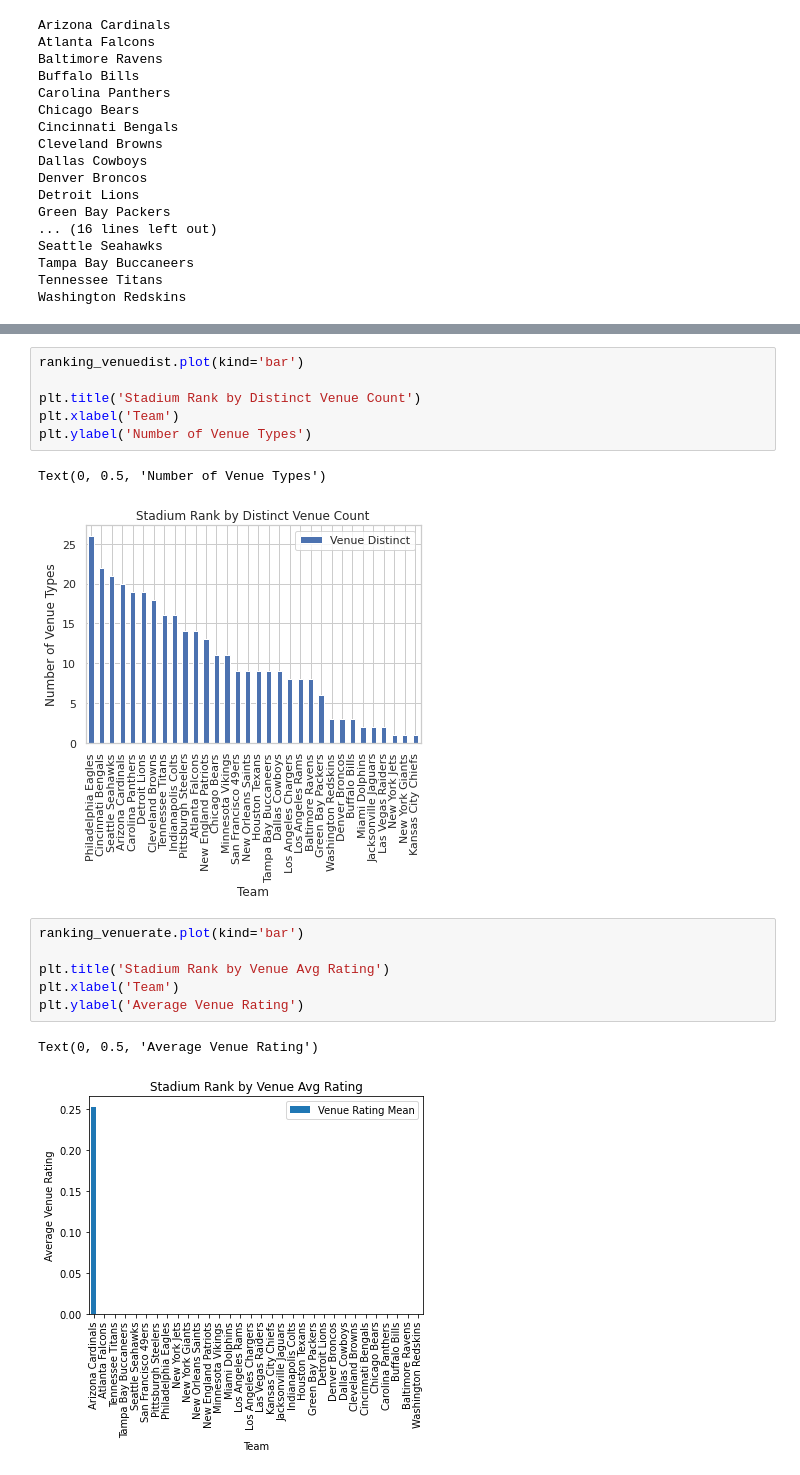
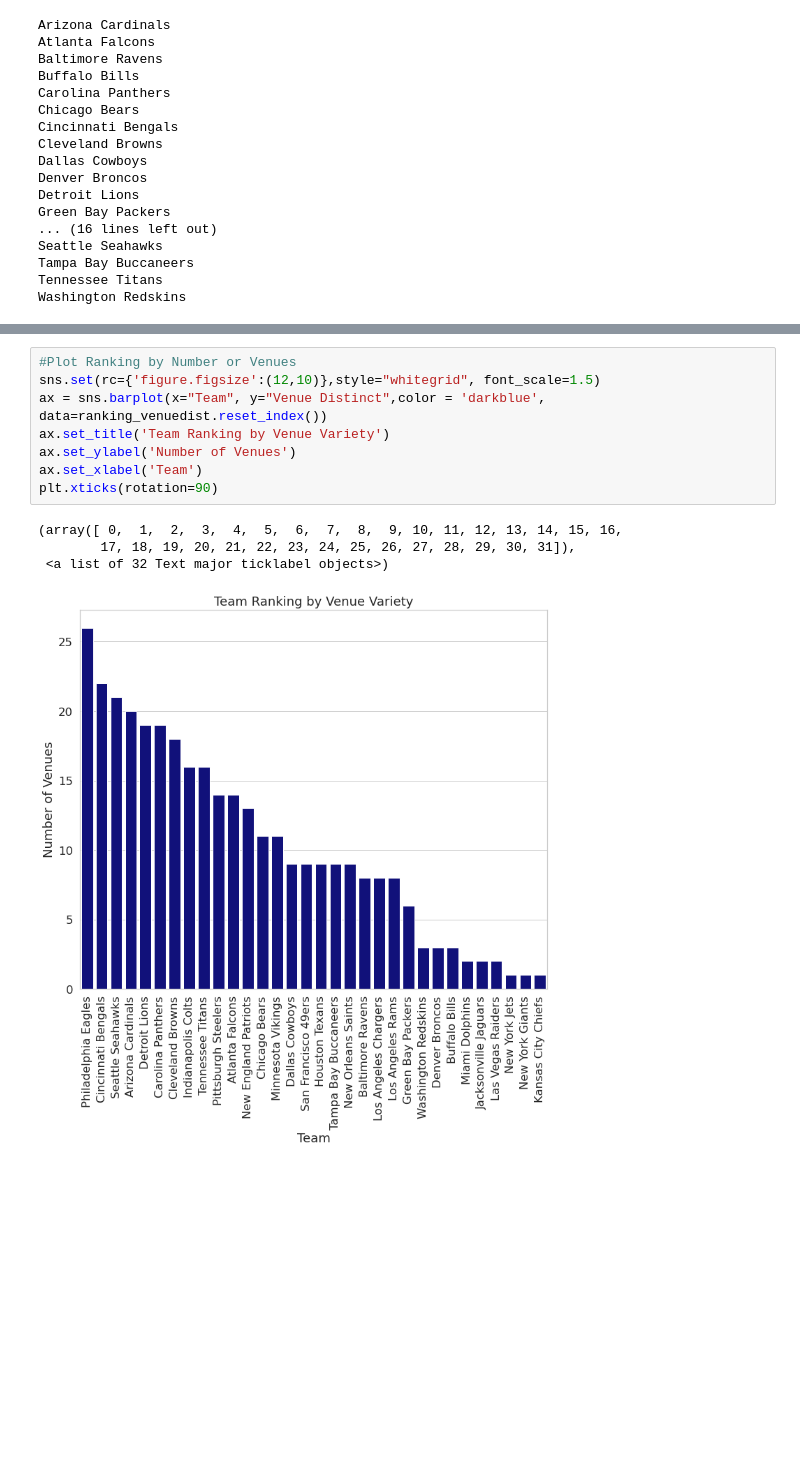
Before and after one commit to ptdanner/CourseraCapstone, a Jupyter notebook: Capstone Final Project.ipynb, the cells around one changed output, grey strips where cells are left out. Cells and saved outputs as stored; diff of their text form; blank space fills up the shorter version.

```diff
--- a/Capstone Final Project.ipynb
+++ b/Capstone Final Project.ipynb
@@ -922,18 +955,13 @@ plt.xticks(rotation=90)
-# %%
-ranking_venuedist.plot(kind='bar')
-
-plt.title('Stadium Rank by Distinct Venue Count')
-plt.xlabel('Team')
-plt.ylabel('Number of Venue Types')
-# %% [output]
-Text(0, 0.5, 'Number of Venue Types')
-[figure, removed]
-# %%
-ranking_venuerate.plot(kind='bar')
-
-plt.title('Stadium Rank by Venue Avg Rating')
-plt.xlabel('Team')
-plt.ylabel('Average Venue Rating')
-# %% [output]
-Text(0, 0.5, 'Average Venue Rating')
-[figure, removed]
+# %%
+#Plot Ranking by Number or Venues
+sns.set(rc={'figure.figsize':(12,10)},style="whitegrid", font_scale=1.5)
+ax = sns.barplot(x="Team", y="Venue Distinct",color = 'darkblue', data=ranking_venuedist.reset_index())
+ax.set_title('Team Ranking by Venue Variety')
+ax.set_ylabel('Number of Venues')
+ax.set_xlabel('Team')
+plt.xticks(rotation=90)
+# %% [output]
+(array([ 0,  1,  2,  3,  4,  5,  6,  7,  8,  9, 10, 11, 12, 13, 14, 15, 16,
+        17, 18, 19, 20, 21, 22, 23, 24, 25, 26, 27, 28, 29, 30, 31]),
+ <a list of 32 Text major ticklabel objects>)
+[figure, added]
```
Also changed, not shown: parts of 59 cells of this notebook.
